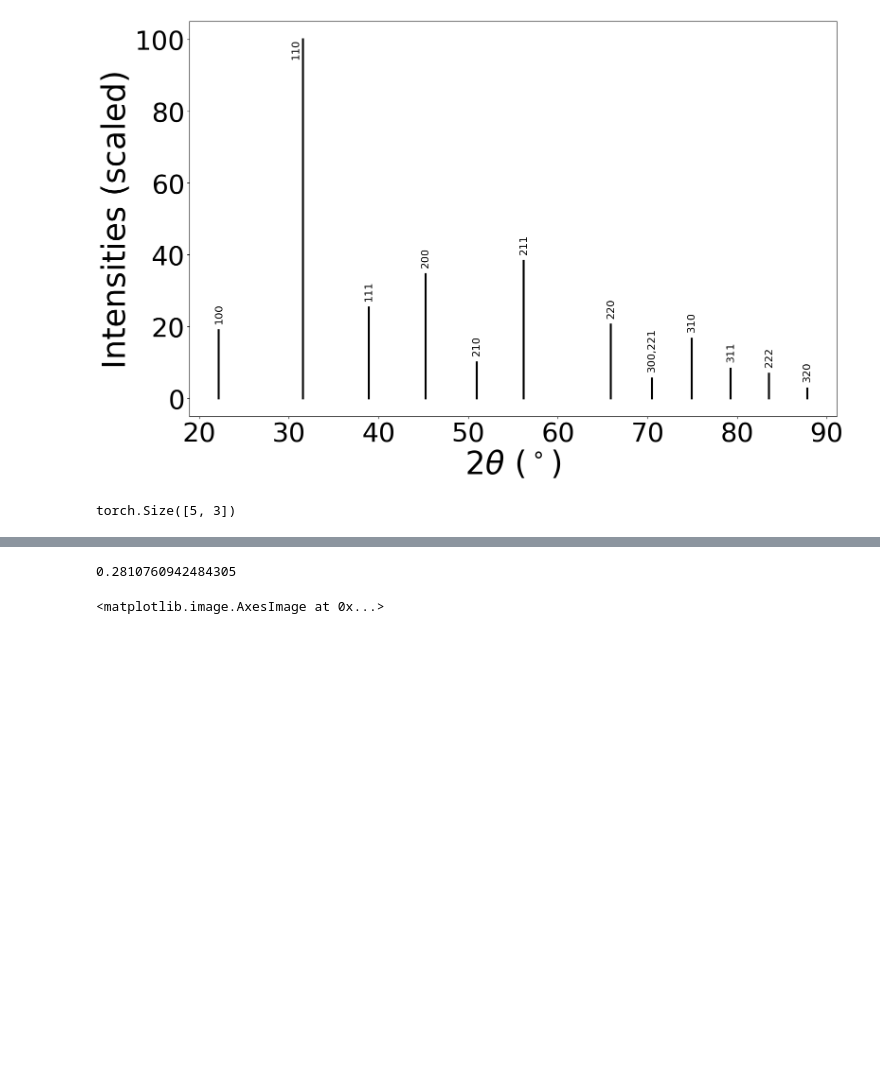
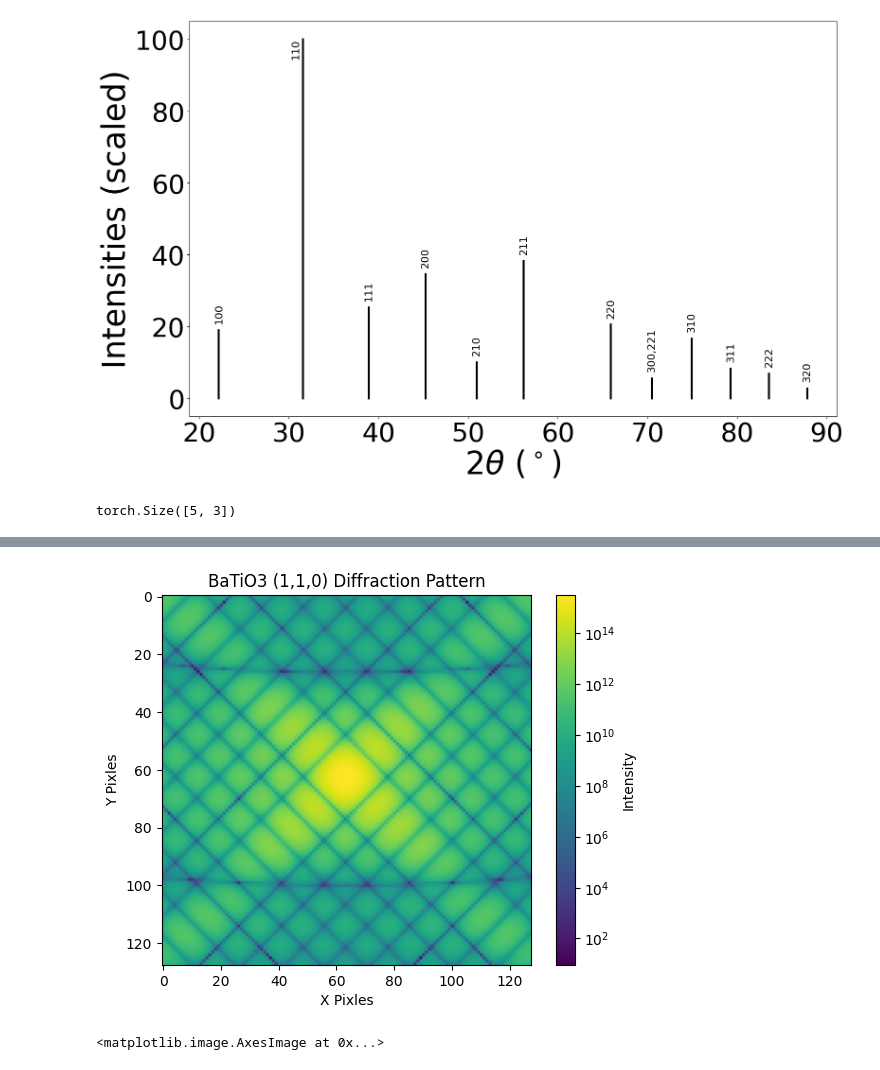
Before and after one commit to ccsommerfield/AI-DINO, a Jupyter notebook: Workflow.ipynb, the cells around one changed output, grey strips where cells are left out. Saved outputs shown, nothing was run; the diff lists cells and outputs as text; code cells hidden in the pictures; blank space fills up the shorter version.

```diff
--- a/Workflow.ipynb
+++ b/Workflow.ipynb
@@ -682,3 +603,20 @@ print(time.time() - t0)
+# %%
+scattering_perf = CoherentScattering(sample = sample,
+                                K_i = k_i,
+                                K_f = k_f,
+                                detector = Detector(
+                                    X = 128,
+                                    Y = 128,
+                                    d_xy = 50e-6,
+                                    R = R,
+                                    #R = 0.3946,
+                                    wavelength = wavelength,
+                                    dtype=dtype,
+                                    device=device
+                                ),
+                                dtype=dtype,
+                                device=device)
+inten_perf = scattering_perf.get_intensity(d=(5,5,5)) # n changes the pattern, higher n makes it looks zoomed out
 # %%
 pattern, val = sample.get_XRD(structure)
 plt.show()
@@ -708,7 +648,13 @@ plt.show()
 # %%
-np.random.rand()
+plt.imshow(inten_perf.cpu(),norm=colors.LogNorm())
+plt.xlabel("X Pixles")
+plt.ylabel("Y Pixles")
+plt.title("BaTiO3 (1,1,0) Diffraction Pattern")
+cbar = plt.colorbar()
+cbar.set_label("Intensity")
+plt.show()
 # %% [output]
-0.2810760942484305
+[figure, added]
 # %%
 gaussian_noise = np.random.normal(1e-4, 1e-4, inten.shape)
 plt.imshow(inten.cpu()+torch.from_numpy(gaussian_noise), norm=colors.LogNorm(vmin = 1e+11, vmax = 1e+15))
```
Also changed, not shown: parts of 9 cells of this notebook.
